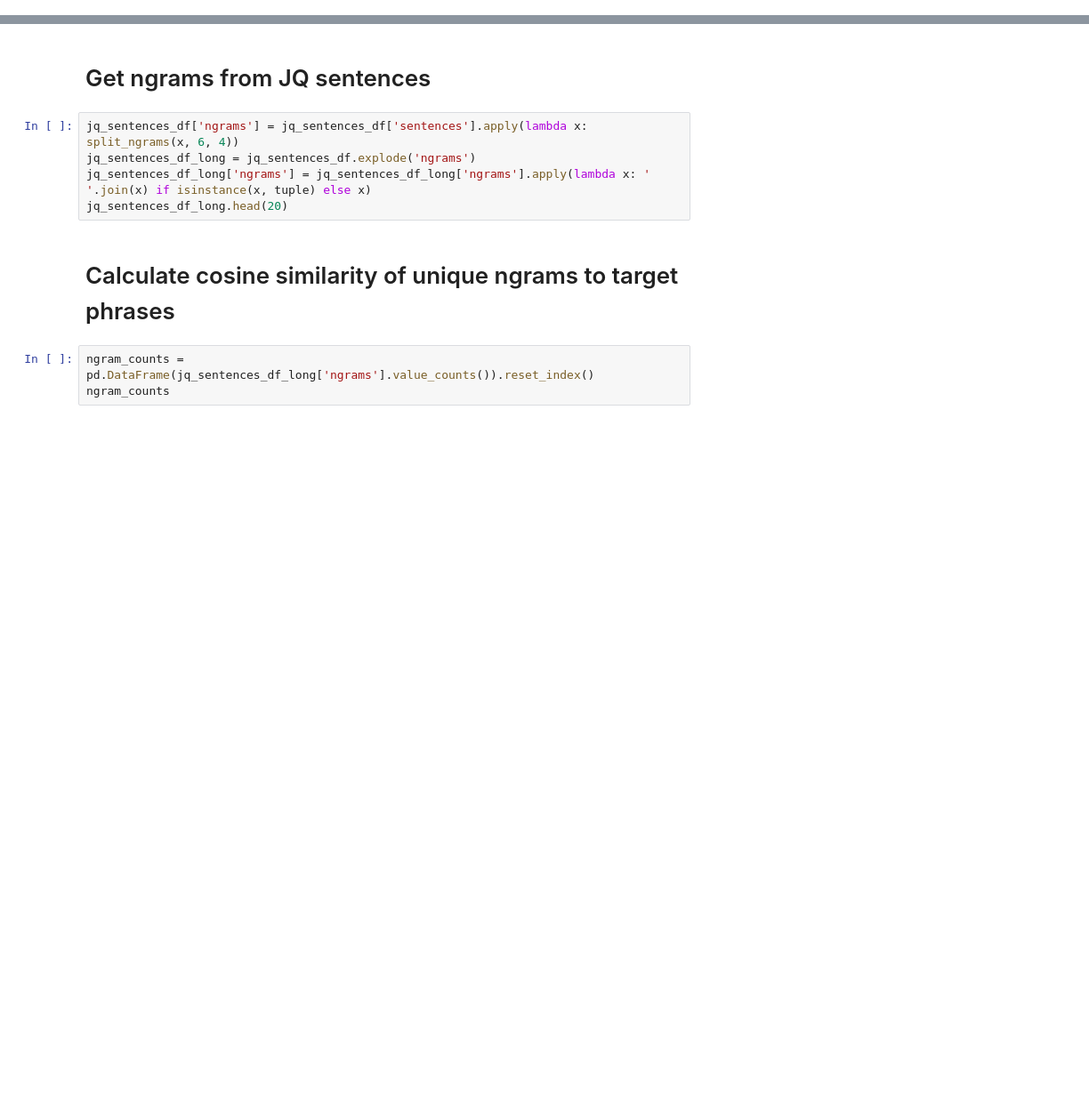
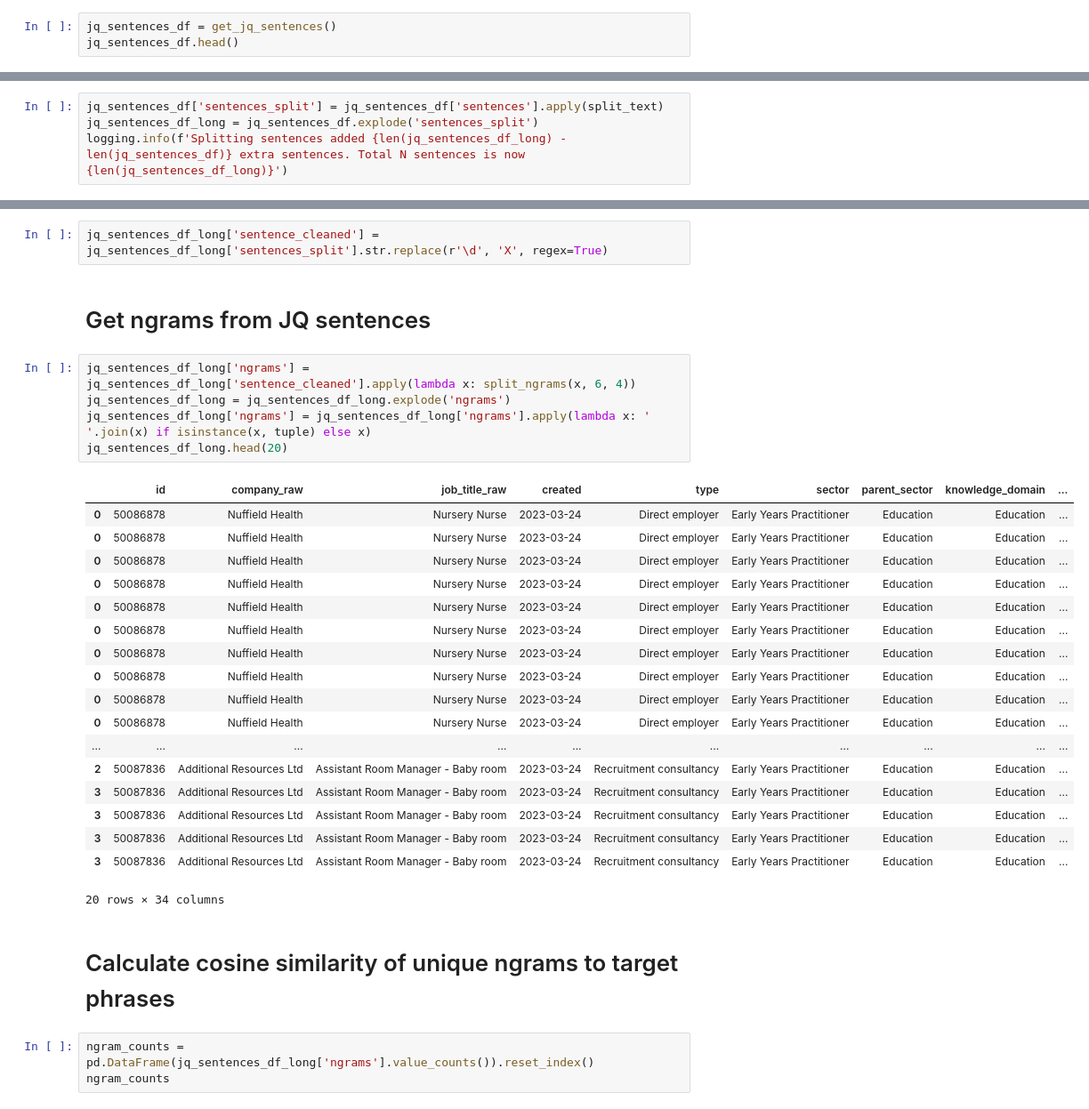
Before and after one commit to nestauk/dap_job_quality, a Jupyter notebook: dap_job_quality/notebooks/ngram_matching.ipynb, the cells around one changed output, grey strips where cells are left out. Shown at 89% size. Drawn from its saved outputs; the diff is of its cells as text; blank space fills up the shorter version.

```diff
--- a/dap_job_quality/notebooks/ngram_matching.ipynb
+++ b/dap_job_quality/notebooks/ngram_matching.ipynb
@@ -163,0 +131,3 @@ test.head()
+# %%
+jq_sentences_df = get_jq_sentences()
+jq_sentences_df.head()
@@ -163,0 +142,4 @@ test.head()
+# %%
+jq_sentences_df['sentences_split'] = jq_sentences_df['sentences'].apply(split_text)
+jq_sentences_df_long = jq_sentences_df.explode('sentences_split')
+logging.info(f'Splitting sentences added {len(jq_sentences_df_long) - len(jq_sentences_df)} extra sentences. Total N sentences is now {len(jq_sentences_df_long)}')
@@ -164,10 +148,31 @@ test.head()
+# %%
+jq_sentences_df_long['sentence_cleaned'] = jq_sentences_df_long['sentences_split'].str.replace(r'\d', 'X', regex=True)
 # %% [markdown]
 # Get ngrams from JQ sentences
 # %%
-jq_sentences_df['ngrams'] = jq_sentences_df['sentences'].apply(lambda x: split_ngrams(x, 6, 4))
-jq_sentences_df_long = jq_sentences_df.explode('ngrams')
+jq_sentences_df_long['ngrams'] = jq_sentences_df_long['sentence_cleaned'].apply(lambda x: split_ngrams(x, 6, 4))
+jq_sentences_df_long = jq_sentences_df_long.explode('ngrams')
 jq_sentences_df_long['ngrams'] = jq_sentences_df_long['ngrams'].apply(lambda x: ' '.join(x) if isinstance(x, tuple) else x)
 jq_sentences_df_long.head(20)
+# %% [output]
+|  | id | company_raw | job_title_raw | created | type | sector | parent_sector | knowledge_domain | ... |
+| 0 | 50086878 | Nuffield Health | Nursery Nurse | 2023-03-24 | Direct employer | Early Years Practitioner | Education | Education | ... |
+| 0 | 50086878 | Nuffield Health | Nursery Nurse | 2023-03-24 | Direct employer | Early Years Practitioner | Education | Education | ... |
+| 0 | 50086878 | Nuffield Health | Nursery Nurse | 2023-03-24 | Direct employer | Early Years Practitioner | Education | Education | ... |
+| 0 | 50086878 | Nuffield Health | Nursery Nurse | 2023-03-24 | Direct employer | Early Years Practitioner | Education | Education | ... |
+| 0 | 50086878 | Nuffield Health | Nursery Nurse | 2023-03-24 | Direct employer | Early Years Practitioner | Education | Education | ... |
+| 0 | 50086878 | Nuffield Health | Nursery Nurse | 2023-03-24 | Direct employer | Early Years Practitioner | Education | Education | ... |
+| 0 | 50086878 | Nuffield Health | Nursery Nurse | 2023-03-24 | Direct employer | Early Years Practitioner | Education | Education | ... |
+| 0 | 50086878 | Nuffield Health | Nursery Nurse | 2023-03-24 | Direct employer | Early Years Practitioner | Education | Education | ... |
+| 0 | 50086878 | Nuffield Health | Nursery Nurse | 2023-03-24 | Direct employer | Early Years Practitioner | Education | Education | ... |
+| 0 | 50086878 | Nuffield Health | Nursery Nurse | 2023-03-24 | Direct employer | Early Years Practitioner | Education | Education | ... |
+| ... | ... | ... | ... | ... | ... | ... | ... | ... | ... |
+| 2 | 50087836 | Additional Resources Ltd | Assistant Room Manager - Baby room | 2023-03-24 | Recruitment consultancy | Early Years Practitioner | Education | Education | ... |
+| 3 | 50087836 | Additional Resources Ltd | Assistant Room Manager - Baby room | 2023-03-24 | Recruitment consultancy | Early Years Practitioner | Education | Education | ... |
+| 3 | 50087836 | Additional Resources Ltd | Assistant Room Manager - Baby room | 2023-03-24 | Recruitment consultancy | Early Years Practitioner | Education | Education | ... |
+| 3 | 50087836 | Additional Resources Ltd | Assistant Room Manager - Baby room | 2023-03-24 | Recruitment consultancy | Early Years Practitioner | Education | Education | ... |
+| 3 | 50087836 | Additional Resources Ltd | Assistant Room Manager - Baby room | 2023-03-24 | Recruitment consultancy | Early Years Practitioner | Education | Education | ... |
+20 rows × 34 columns
 # %% [markdown]
 # Calculate cosine similarity of unique ngrams to target phrases
 # %%
```
Also changed, not shown: parts of 40 cells of this notebook, 2 other files.
